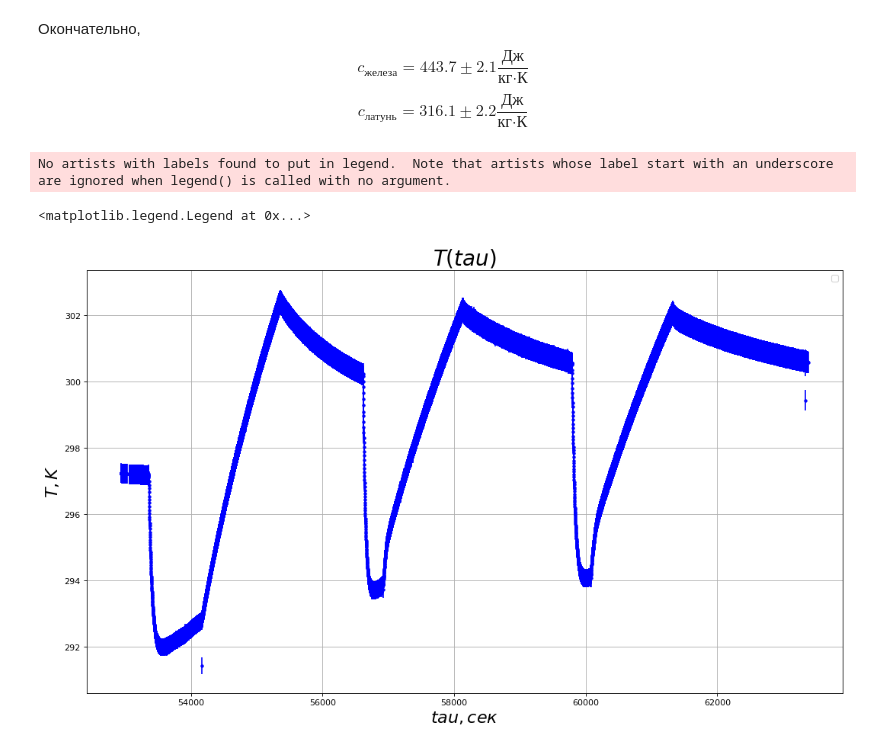
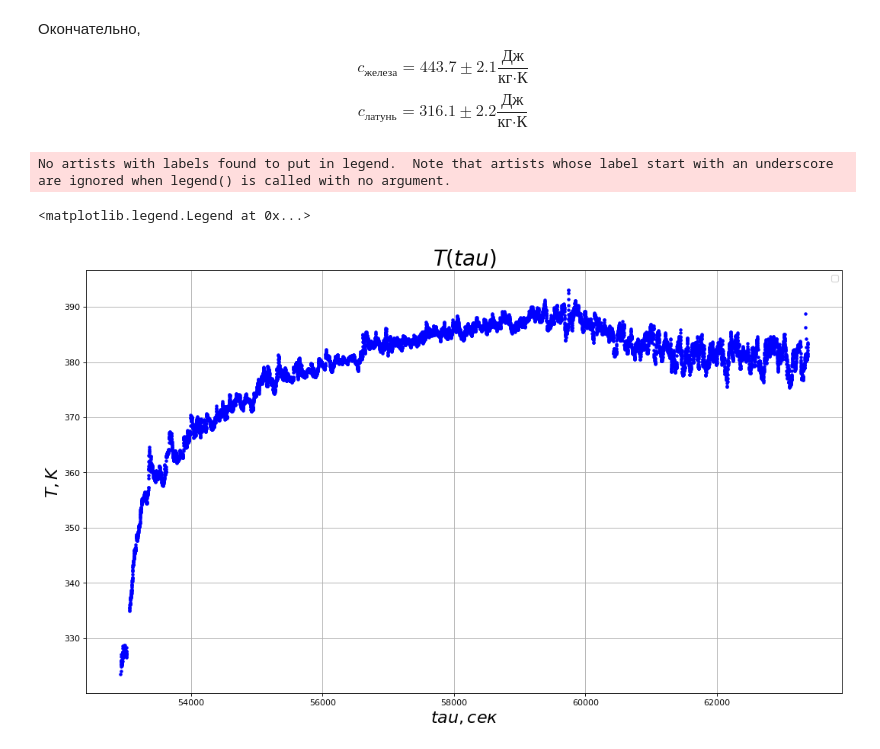
Before and after one commit to skolkovo-bba/labs3, a Jupyter notebook: 2.1.4/lab214.ipynb, the cells around one changed output. Saved outputs shown, nothing was run; the diff lists cells and outputs as text; code cells hidden in the pictures.

```diff
--- a/2.1.4/lab214.ipynb
+++ b/2.1.4/lab214.ipynb
@@ -344,23 +344,22 @@ print(C22)
 Окончательно, $$c_{\text{железа}} = 443.7\pm2.1 \frac{\text{Дж}}{\text{кг}\cdot\text{К}}$$
 $$c_{\text{латунь}} = 316.1\pm2.2 \frac{\text{Дж}}{\text{кг}\cdot\text{К}}$$
 # %%
-m = pd.read_csv("dataset2.csv")
+m = pd.read_csv("dataset1.csv")
 m["tau"] = m["Time"].agg(lambda s: 60 * 60 * int(s[:2]) + 60 * int(s[5:7]) + int(s[10:12]))
 m = m.drop(["Time", "Value_2ND", """DateTime : ( 23 / 02 / 06 -- 14 : 44 : 21 )""", " "], axis=1)
 def convert_to_temp(r):
     return (r - x1) * ((y2 - y1) / (x2 - x1)) + y1
 m["T1"] = m["Value"].agg(convert_to_temp)
 plt.figure(figsize=(16, 9), dpi=80)
 
-plt.errorbar(x=p["tau"].agg(get_var), y=p["T2"].agg(get_var),
-                 xerr=p["tau"].agg(get_err), yerr=p["T2"].agg(get_err), fmt='.', color="blue")
+plt.errorbar(x=m["tau"].agg(get_var), y=m["T1"].agg(get_var),fmt='.', color="blue")
 
 plt.title(r"$T(tau)$", fontsize=25)
 plt.xlabel(r"$tau, сек$", fontsize=20)
 plt.ylabel(r"$T, K$", fontsize=20)
 plt.grid(True)
 plt.legend()
 # %% [output]
 No artists with labels found to put in legend.  Note that artists whose label start with an underscore are ignored when legend() is called with no argument.
 <matplotlib.legend.Legend at 0x...>
-[figure, old version]
+[figure, new version]
```
Also changed, not shown: parts of 2 cells of this notebook.
